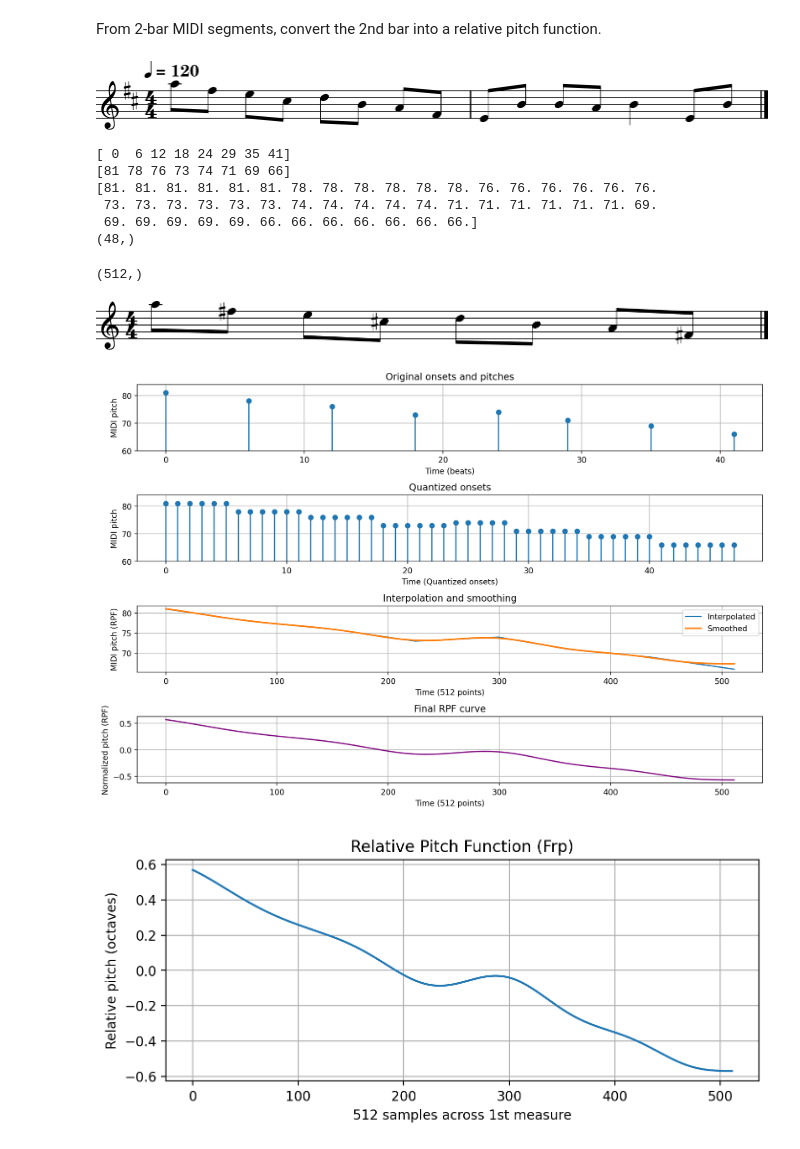
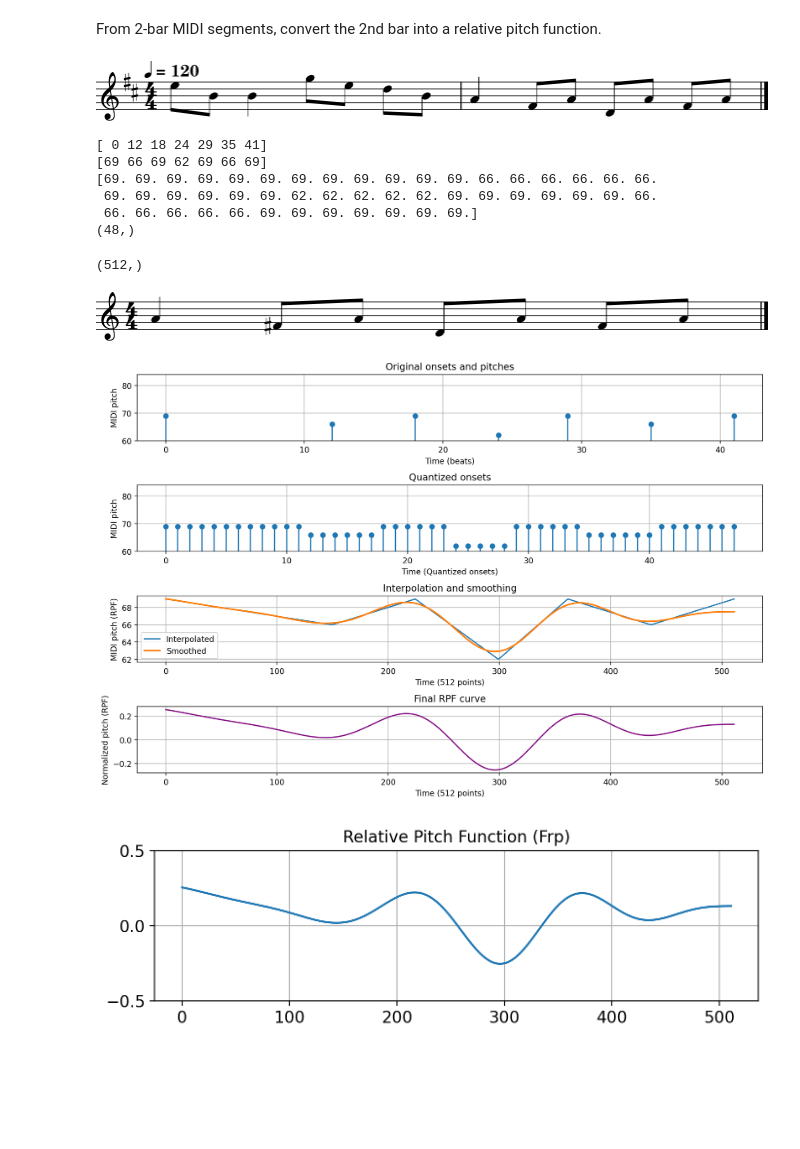
Before and after one commit to CrisJorda/melodic-contour-generation-based-on-sketches, a Jupyter notebook: test_notebooks/relative_pitch_extractor.ipynb, the cells around one changed output. Drawn from its saved outputs; the diff is of its cells as text; code cells hidden in the pictures; blank space fills up the shorter version.

```diff
--- a/test_notebooks/relative_pitch_extractor.ipynb
+++ b/test_notebooks/relative_pitch_extractor.ipynb
@@ -10,13 +10,13 @@ from music21 import converter, note
 import matplotlib.pyplot as plt
 # %%
 # Definition of the path to MIDI file
-midi_file_path = "C:/Users/cristinj/OneDrive - Universitetet i Oslo/Documents/Project1/melodic-contour-generation-based-on-sketches/irishtunes_dataset/Cooley's_0_2bars_7.midi"
+midi_file_path = "C:/Users/cristinj/OneDrive - Universitetet i Oslo/Documents/Project1/melodic-contour-generation-based-on-sketches/irishtunes_dataset/Cooley's_0_2bars_23.midi"
 #midi_file_path = "C:/Users/cristinj/OneDrive - Universitetet i Oslo/Documents/Project1/melodic-contour-generation-based-on-sketches/synthetics_dataset/0.midi"
 # %%
 score = converter.parse(midi_file_path)
 score.show()
 # %% [output]
-[figure, old version]
+[figure, new version]
 # %%
 # Definitions
 positions_per_bar = 48 # decided in the paper
@@ -31,7 +31,7 @@ pitch_vector = np.zeros(positions_per_bar, dtype=np.float32) # vector of len 48
 score = converter.parse(midi_file_path)
 
 # Get only the 1st bar
-score = score.measure(1)
+score = score.measure(2)
 score = score.flat.notes
 
 for n in score:
@@ -65,11 +65,11 @@ for i, onset in enumerate(onsets):
 print(pitch_vector)
 print(pitch_vector.shape)
 # %% [output]
-[ 0  6 12 18 24 29 35 41]
-[81 78 76 73 74 71 69 66]
-[81. 81. 81. 81. 81. 81. 78. 78. 78. 78. 78. 78. 76. 76. 76. 76. 76. 76.
- 73. 73. 73. 73. 73. 73. 74. 74. 74. 74. 74. 71. 71. 71. 71. 71. 71. 69.
- 69. 69. 69. 69. 69. 66. 66. 66. 66. 66. 66. 66.]
+[ 0 12 18 24 29 35 41]
+[69 66 69 62 69 66 69]
+[69. 69. 69. 69. 69. 69. 69. 69. 69. 69. 69. 69. 66. 66. 66. 66. 66. 66.
+ 69. 69. 69. 69. 69. 69. 62. 62. 62. 62. 62. 69. 69. 69. 69. 69. 69. 66.
+ 66. 66. 66. 66. 66. 69. 69. 69. 69. 69. 69. 69.]
 (48,)
 # %%
 # Compute relative pitch function
@@ -140,15 +140,17 @@ plt.grid(True)
 plt.tight_layout()
 plt.show()
 # %% [output]
-[figure, old version]
+[figure, new version]
-[figure, old version]
+[figure, new version]
 # %%
-plt.figure(figsize=(8, 3))
+plt.figure(figsize=(8, 2))
 plt.plot(frp)
 plt.title("Relative Pitch Function (Frp)")
-plt.xlabel("512 samples across 1st measure")
-plt.ylabel("Relative pitch (octaves)")
+#plt.xlabel("512 samples across 2nd measure")
+#plt.ylabel("Relative pitch (octaves)")
+plt.yticks([-0.5, 0, 0.5], fontsize=12)
+plt.xticks(fontsize=12)
 plt.grid(True)
 plt.show()
 # %% [output]
-[figure, old version]
+[figure, new version]
```
Also changed, not shown: 1 other file.
